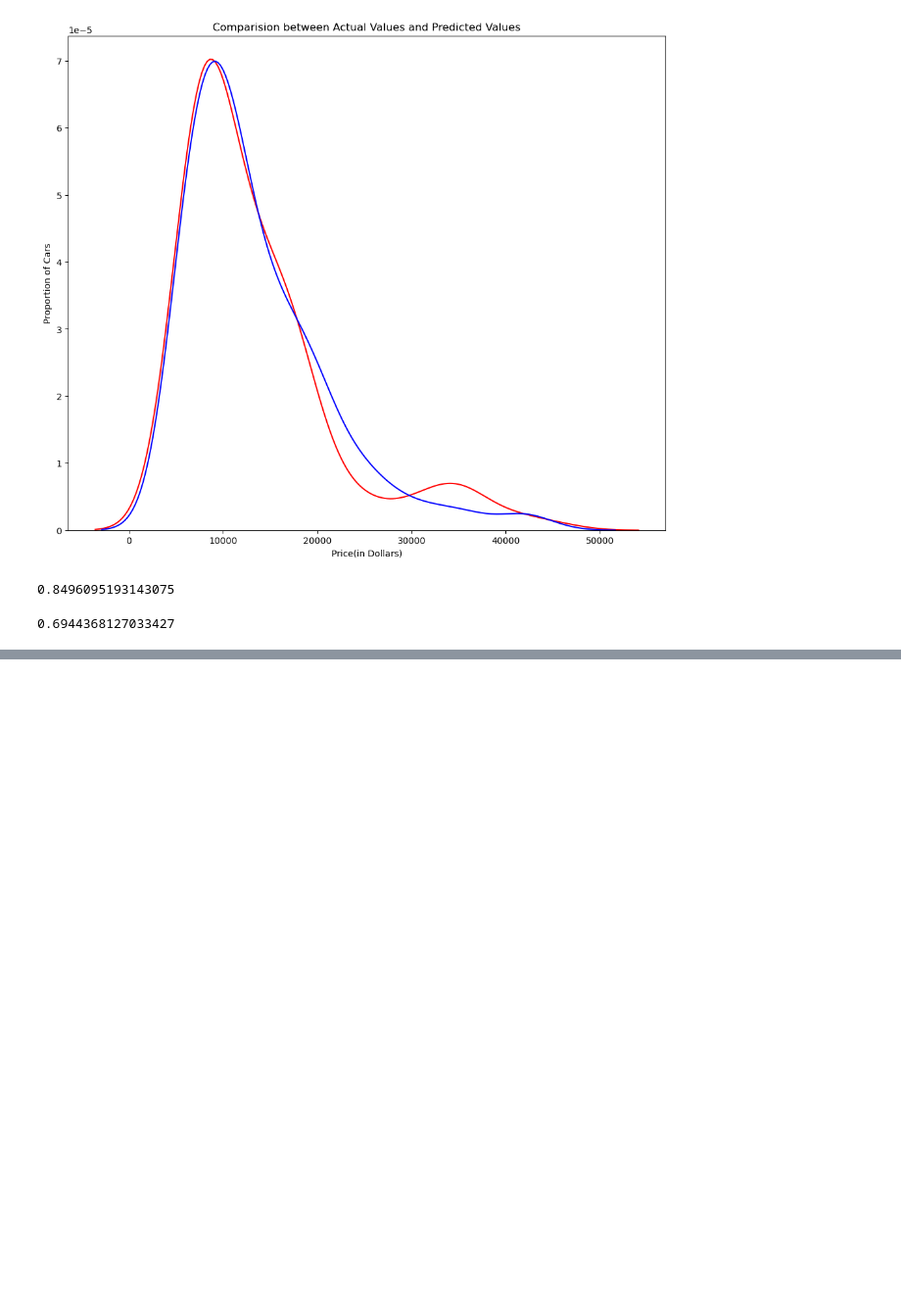
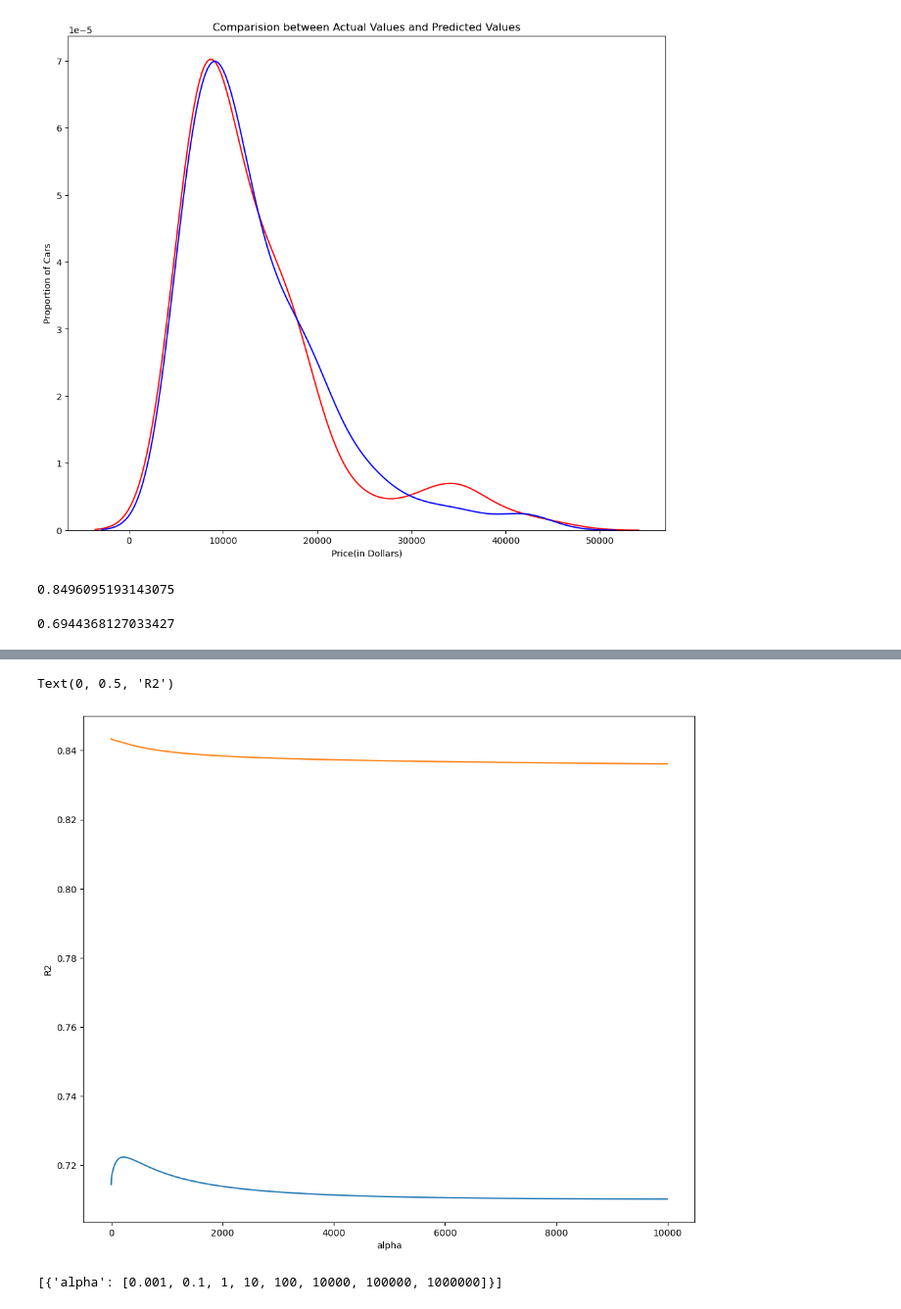
Before and after one commit to mynkchn/Drive-Into-Analysis, a Jupyter notebook: Used Car Data/user_car.ipynb, the cells around one changed output, grey strips where cells are left out. Shown at 98% size. Drawn from its saved outputs; the diff is of its cells as text; code cells hidden in the pictures; blank space fills up the shorter version.

```diff
--- a/Used Car Data/user_car.ipynb
+++ b/Used Car Data/user_car.ipynb
@@ -305,0 +353,25 @@ poly1.score(pr1.fit_transform(x_test[['horsepower','curb-weight','engine-size','
+# %%
+result_test=[]
+result_train=[]
+alpha=[]
+Alpha=10*np.array(range(0,1000))
+pbar=tqdm(Alpha)
+# %%
+for alpha in pbar :
+    Rigmodel=Ridge(alpha=alpha)
+    Rigmodel.fit(polys.fit_transform(xtrain[['horsepower','curb-weight','highway-mpg','normalized-losses','symboling']]),ytrain)
+    res,ress=Rigmodel.score(polys.fit_transform(xtrain[['horsepower','curb-weight','highway-mpg','normalized-losses','symboling']]),ytrain),Rigmodel.score(polys.fit_transform(x_test[['horsepower','curb-weight','highway-mpg','normalized-losses','symboling']]),y_test)
+    pbar.set_postfix({'Test Score':ress,'Train Score':res})
+    result_test.append(ress)
+    result_train.append(res)
+# %%
+width=12
+height=10
+plt.figure(figsize=(width,height))
+plt.plot(Alpha,result_test,label='Test Score')
+plt.plot(Alpha,result_train,label='Trained Data')
+plt.xlabel('alpha')
+plt.ylabel('R2')
+# %% [output]
+Text(0, 0.5, 'R2')
+[figure, added]
@@ -305,0 +383,4 @@ poly1.score(pr1.fit_transform(x_test[['horsepower','curb-weight','engine-size','
+# %%
+parameters
+# %% [output]
+[{'alpha': [0.001, 0.1, 1, 10, 100, 10000, 100000, 1000000]}]
```
Also changed, not shown: parts of 27 cells of this notebook, 4 other files.
